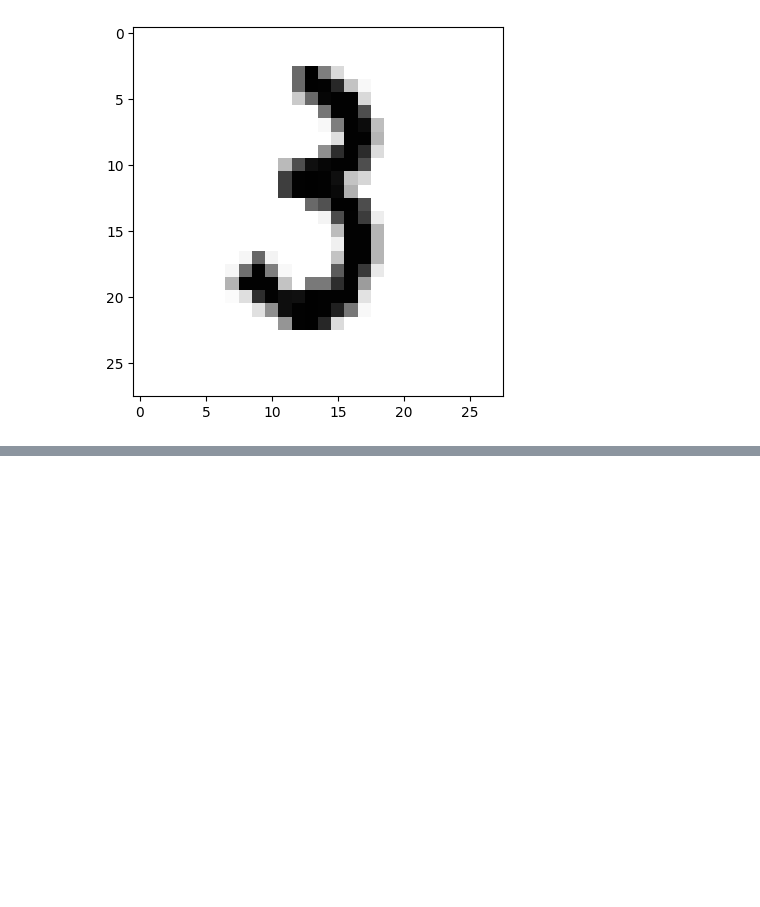
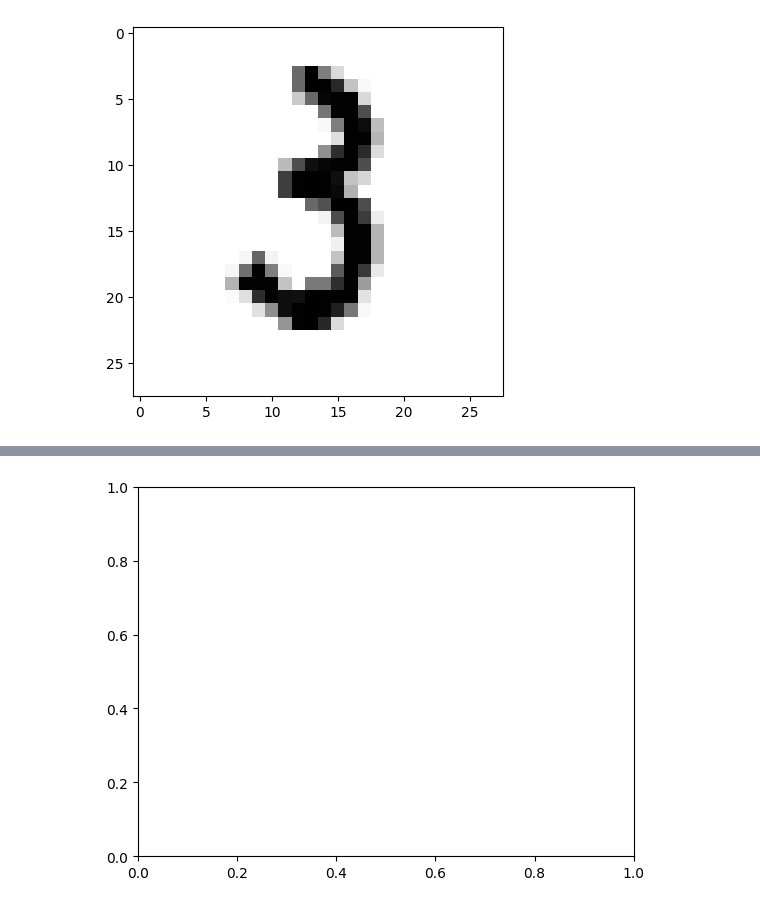
Before and after one commit to qc2321/embedders, a Jupyter notebook: notebooks/6_pc_mcvae.ipynb, the cells around one changed output, grey strips where cells are left out. Saved outputs shown, nothing was run; the diff lists cells and outputs as text; code cells hidden in the pictures; blank space fills up the shorter version.

```diff
--- a/notebooks/6_pc_mcvae.ipynb
+++ b/notebooks/6_pc_mcvae.ipynb
@@ -41,0 +15,11 @@ Extracting ./data/MNIST/raw/t10k-labels-idx1-ubyte.gz to ./data/MNIST/raw
+# %%
+# Torch device management
+import torch
+
+if torch.cuda.is_available():
+    torch.cuda.set_device(0)
+    device = torch.device("cuda")
+else:
+    device = torch.device("cpu")
+
+print(f"Using device: {device}")
@@ -52,0 +74,65 @@ plt.imshow(mnist.data[1234].detach().numpy(), cmap='gray_r')
+# %%
+from tqdm.notebook import tqdm
+import matplotlib.pyplot as plt
+
+BATCH_SIZE = 128
+
+# Manifold stuff
+pm = ProductManifold([(-1, 2), (0, 2), (1, 2)])
+vae = ProductSpaceVAE(product_manifold=pm, encoder=Encoder(pm), decoder=Decoder(pm), beta=1.0, device=device)
+
+# Training stuff
+X_train = mnist.data.float().view(-1, 28 * 28) / 255.0
+opt = torch.optim.Adam(vae.parameters(), lr=5e-6)
+
+# Visualization stuff
+my_tqdm = tqdm(total=10 * len(X_train))
+fig, ax = plt.subplots()  # Create a figure and a set of subplots
+
+# Device stuff
+vae = vae.to(device)
+X_train = X_train.to(device)
+pm = pm.to(device)
+
+
+# Gradient checking stuff
+def grads_ok(vae):
+    out = True
+    for name, param in vae.named_parameters():
+        if param.grad is not None:
+            if torch.isnan(param.grad).any():
+                print(f"NaN gradient in {name}")
+                out = False
+            if torch.isinf(param.grad).any():
+                print(f"Inf gradient in {name}")
+                out = False
+    return out
+
+
+for epoch, lr in enumerate([1e-7, 1e-6, 5e-6, 1e-5, 5e-5, 5e-5, 5e-5, 5e-5, 5e-5, 5e-5]):
+    opt.param_groups[0]["lr"] = lr
+    for i in range(0, len(X_train), BATCH_SIZE):
+        x_batch = X_train[i : i + BATCH_SIZE]
+
+        elbo, ll, kl = vae.elbo(x_batch)
+        loss = -elbo
+
+        opt.zero_grad()
+        loss.backward()
+
+        # Gradient clipping
+        # torch.nn.utils.clip_grad_norm_(vae.parameters(), 1.0)
+        if torch.isnan(loss):
+            print(f"Loss is NaN at iteration {i}")
+        elif torch.isinf(loss):
+            print(f"Loss is inf at iteration {i}")
+        elif grads_ok(vae):
+            opt.step()
+
+        if i % 100 * BATCH_SIZE == 0:
+            z_mean, z_sigma = vae.encoder(x_batch)
+            my_tqdm.set_postfix({"Example latent": ", ".join([f"{x:.2f}" for x in z_mean[0]])})
+
+        my_tqdm.update(BATCH_SIZE)
+        my_tqdm.set_description(f"Epoch {epoch}, loss: {loss.item():.1f}, ll: {ll.item():.1f}, kl: {kl.item():.1f}")
+# %% [output]
@@ -52,0 +156 @@ plt.imshow(mnist.data[1234].detach().numpy(), cmap='gray_r')
+[figure, added]
```
Also changed, not shown: parts of 6 cells of this notebook, 3 other files.
